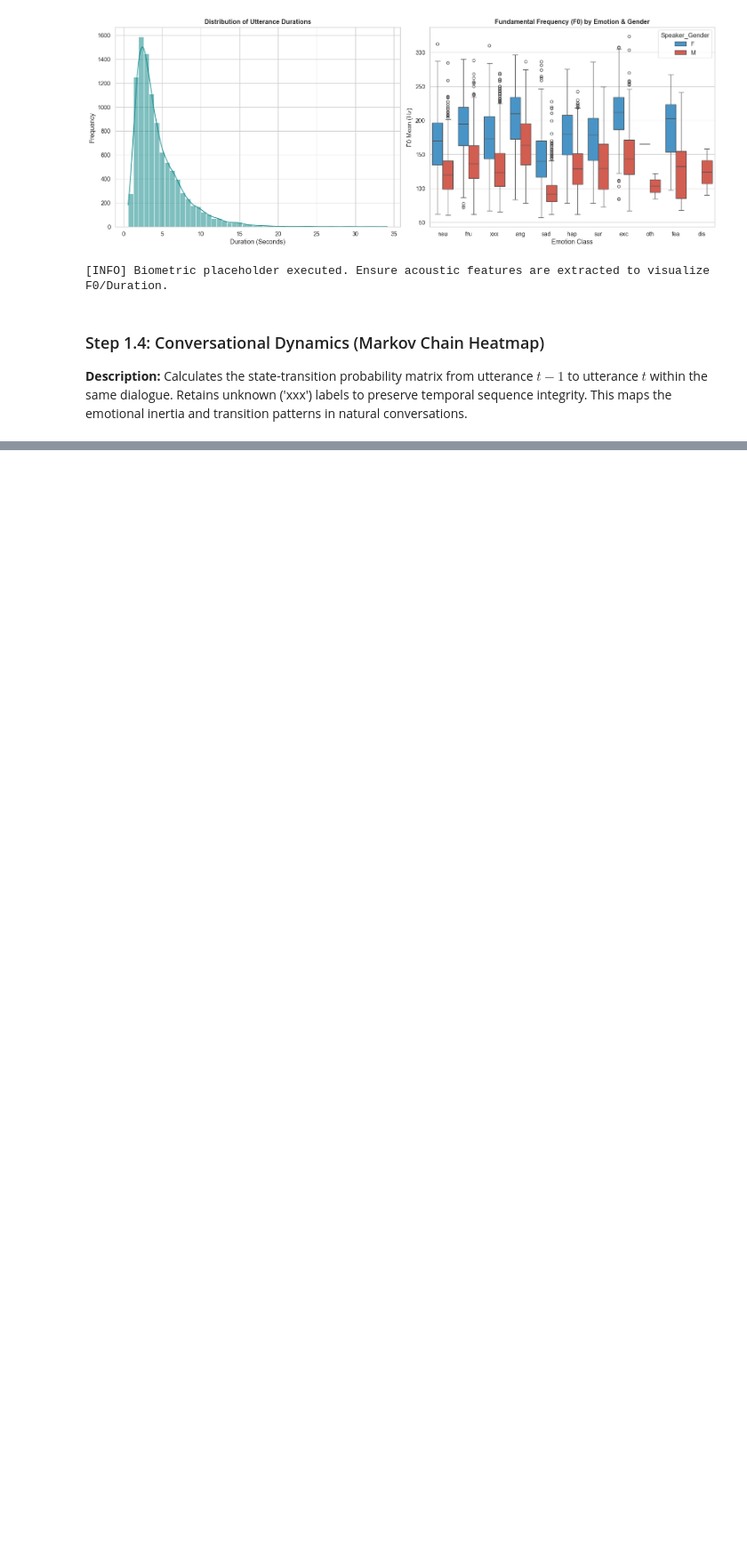
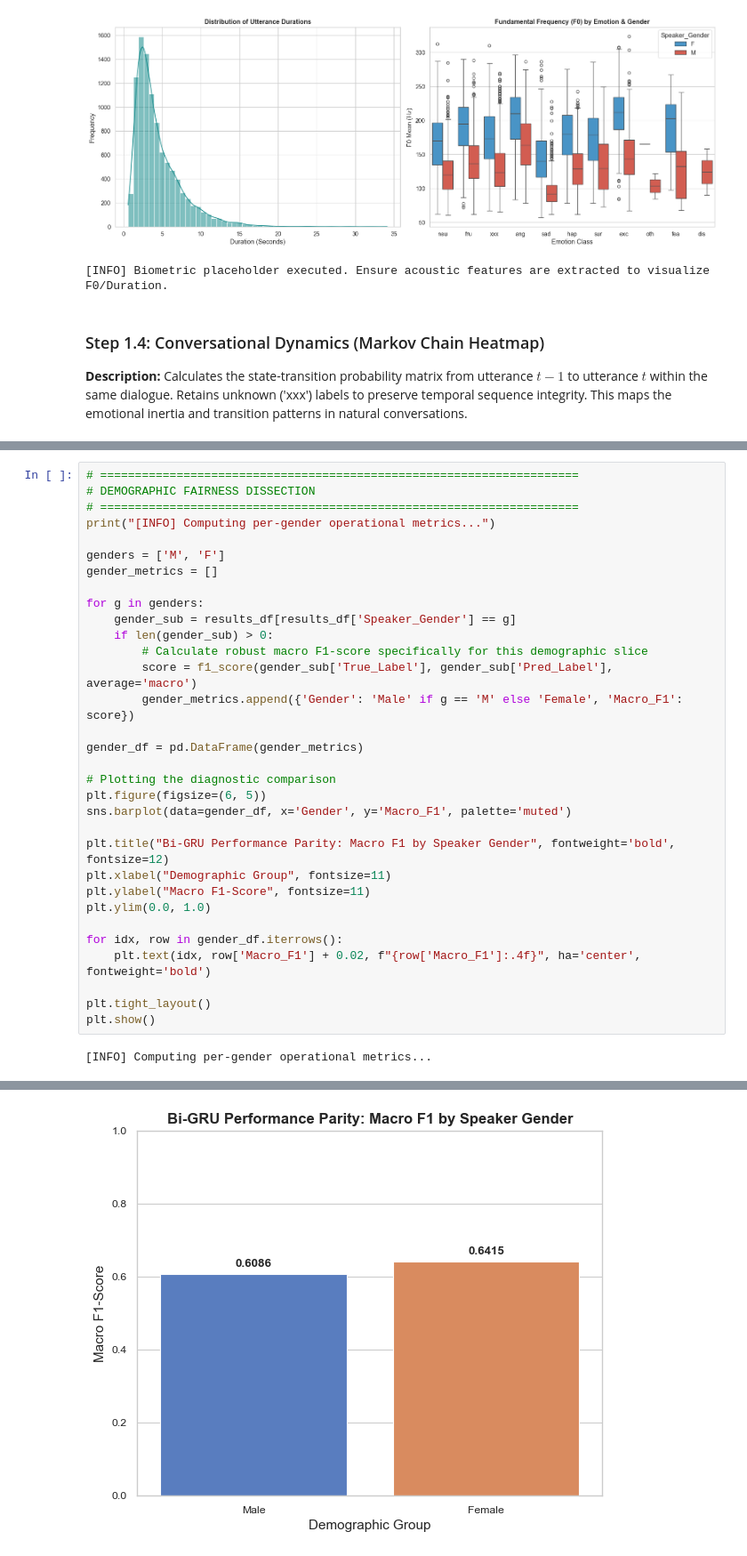
Before and after one commit to HuyPham171-hub/conv-ser, a Jupyter notebook: notebooks/eda_iemocap.ipynb, the cells around one changed output, grey strips where cells are left out. Shown at 89% size. Saved outputs shown, nothing was run; the diff lists cells and outputs as text; blank space fills up the shorter version.

```diff
--- a/notebooks/eda_iemocap.ipynb
+++ b/notebooks/eda_iemocap.ipynb
@@ -207,0 +504,34 @@ plt.show()
+# %%
+# =====================================================================
+# DEMOGRAPHIC FAIRNESS DISSECTION
+# =====================================================================
+print("[INFO] Computing per-gender operational metrics...")
+
+genders = ['M', 'F']
+gender_metrics = []
+
+for g in genders:
+    gender_sub = results_df[results_df['Speaker_Gender'] == g]
+    if len(gender_sub) > 0:
+        # Calculate robust macro F1-score specifically for this demographic slice
+        score = f1_score(gender_sub['True_Label'], gender_sub['Pred_Label'], average='macro')
+        gender_metrics.append({'Gender': 'Male' if g == 'M' else 'Female', 'Macro_F1': score})
+
+gender_df = pd.DataFrame(gender_metrics)
+
+# Plotting the diagnostic comparison
+plt.figure(figsize=(6, 5))
+sns.barplot(data=gender_df, x='Gender', y='Macro_F1', palette='muted')
+
+plt.title("Bi-GRU Performance Parity: Macro F1 by Speaker Gender", fontweight='bold', fontsize=12)
+plt.xlabel("Demographic Group", fontsize=11)
+plt.ylabel("Macro F1-Score", fontsize=11)
+plt.ylim(0.0, 1.0)
+
+for idx, row in gender_df.iterrows():
+    plt.text(idx, row['Macro_F1'] + 0.02, f"{row['Macro_F1']:.4f}", ha='center', fontweight='bold')
+
+plt.tight_layout()
+plt.show()
+# %% [output]
+[INFO] Computing per-gender operational metrics...
@@ -207,0 +541 @@ plt.show()
+[figure, added]
```
Also changed, not shown: parts of 17 cells of this notebook, 14 other files.
